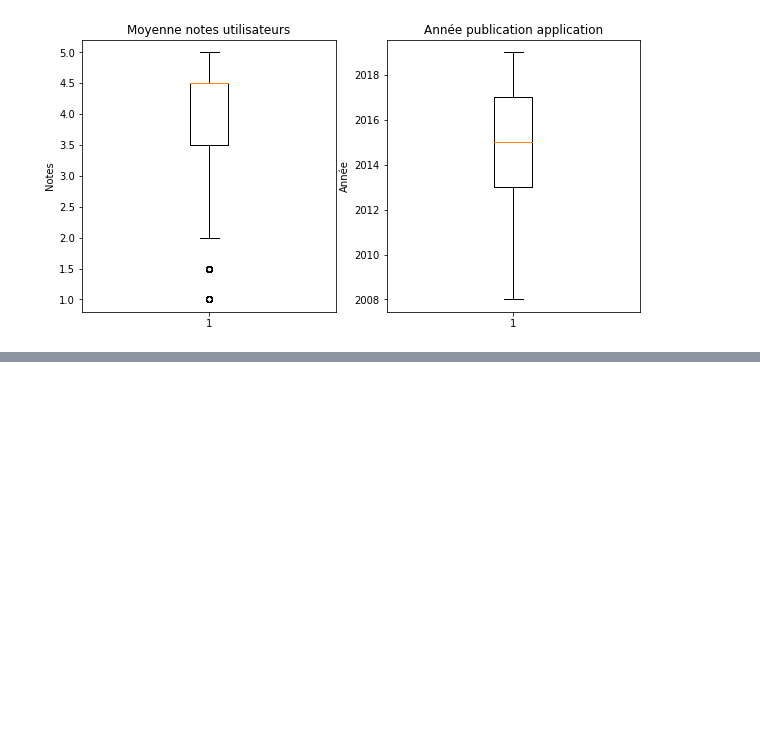
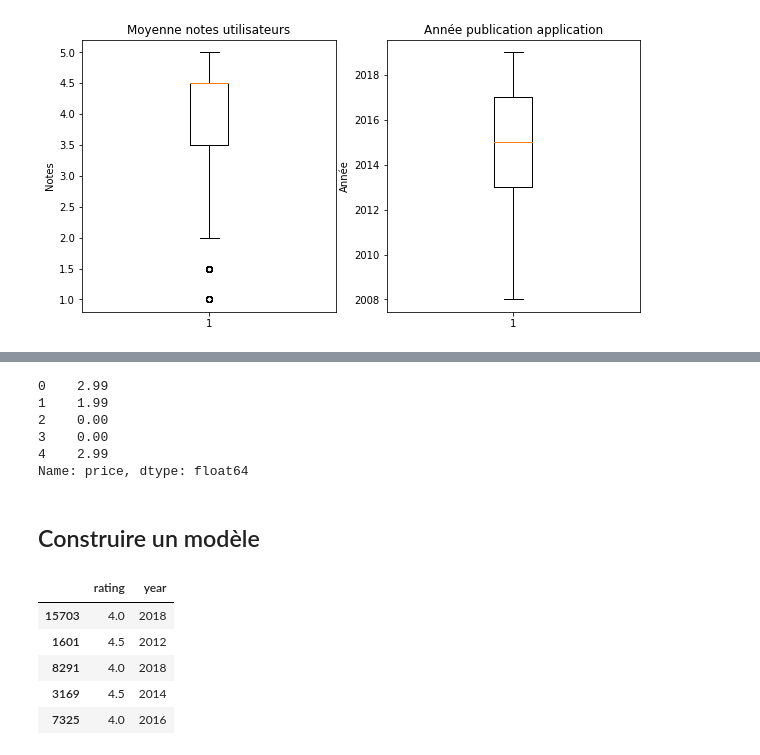
Before and after one commit to MaximeDubost/Python-H3, a Jupyter notebook: appstore_games.ipynb, the cells around one changed output, grey strips where cells are left out. Drawn from its saved outputs; the diff is of its cells as text; code cells hidden in the pictures; blank space fills up the shorter version.

```diff
--- a/appstore_games.ipynb
+++ b/appstore_games.ipynb
@@ -147,0 +185,24 @@ Text(0, 0.5, 'Année')
+# %%
+y.head()
+# %% [output]
+0    2.99
+1    1.99
+2    0.00
+3    0.00
+4    2.99
+Name: price, dtype: float64
+# %% [markdown]
+## Construire un modèle
+# %%
+test_size = 0.33
+seed = 7
+X_train, X_test, y_train, y_test = train_test_split(X, y, test_size=test_size, random_state=seed)
+# %%
+X_train.head()
+# %% [output]
+|  | rating | year |
+| 15703 | 4.0 | 2018 |
+| 1601 | 4.5 | 2012 |
+| 8291 | 4.0 | 2018 |
+| 3169 | 4.5 | 2014 |
+| 7325 | 4.0 | 2016 |
```
Also changed, not shown: parts of 36 cells of this notebook.
